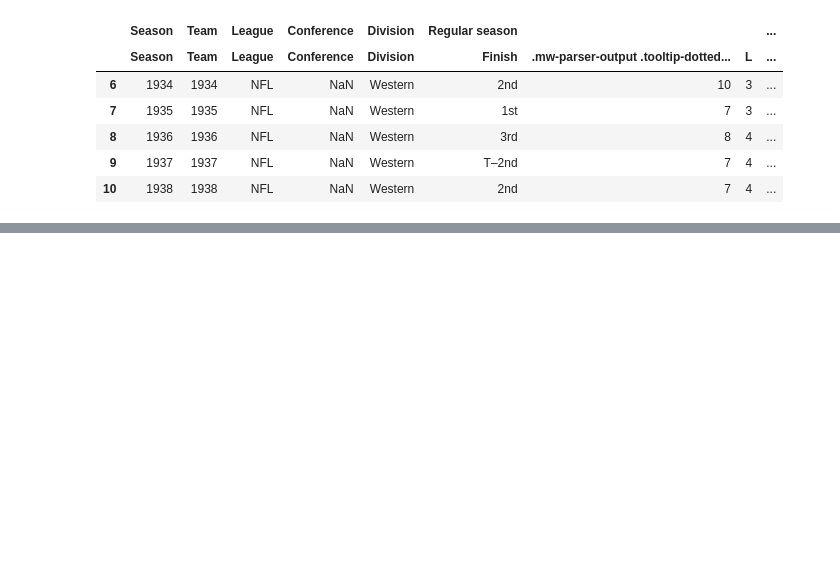
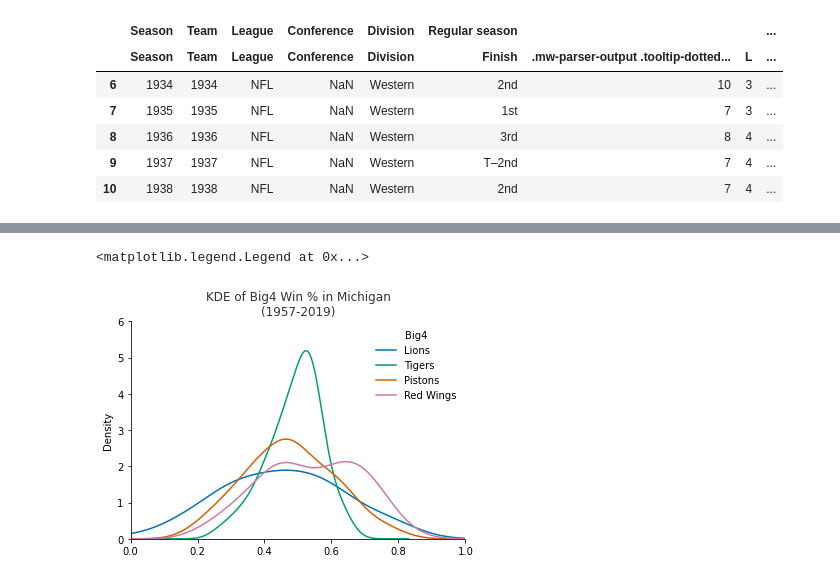
Before and after one commit to brunoramosmartins/SpecializationDataScience, a Jupyter notebook: AppliedPlottingChartingDataRepresentation/Week4/assignment4.ipynb, the cells around one changed output, grey strips where cells are left out. Cells and saved outputs as stored; diff of their text form; code cells hidden in the pictures; blank space fills up the shorter version.

```diff
--- a/AppliedPlottingChartingDataRepresentation/Week4/assignment4.ipynb
+++ b/AppliedPlottingChartingDataRepresentation/Week4/assignment4.ipynb
@@ -137,0 +266,5 @@ df_lions.head()
+# %%
+redw=pd.DataFrame()
+redw['Year']=df_redw['NHL season']['NHL season'].str[:4]
+redw[['Wins','Losses']]=df_redw['Regular season'][['W','L']]
+redw=redw.set_index('Year')
@@ -137,0 +288,12 @@ df_lions.head()
+# %%
+# missing 2004
+redw.loc['2004',['Wins','Losses']]=redw.loc['2003'][['Wins','Losses']]
+
+redw['Wins'] = pd.to_numeric(redw['Wins'], errors='coerce')
+redw['Losses'] = pd.to_numeric(redw['Losses'], errors='coerce')
+
+redw['Win %_RedWings']=redw['Wins']/(redw['Wins']+redw['Losses'])
+redw=redw.reset_index()
+# %%
+redw = redw[redw['Year'] != 'Detr']
+redw.reset_index(drop=True, inplace=True)
@@ -137,0 +316,16 @@ df_lions.head()
+# %%
+# Merge data for visualize
+Big4_Michigan=pd.merge(lions.drop(['Wins','Losses'], axis=1),tigers.drop(['Wins','Losses'], axis=1),on='Year')
+Big4_Michigan=pd.merge(Big4_Michigan,pistons.drop(['Wins','Losses'], axis=1),on='Year')
+Big4_Michigan=pd.merge(Big4_Michigan,redw.drop(['Wins','Losses'], axis=1),on='Year')
+# %%
+# %matplotlib notebook
+# Draw KDE
+kde=Big4_Michigan.plot.kde()
+[kde.spines[loc].set_visible(False) for loc in ['top', 'right']]
+kde.axis([0,1,0,6])
+kde.set_title('KDE of Big4 Win % in Michigan\n(1957-2019)',alpha=0.8)
+kde.legend(['Lions','Tigers','Pistons','Red Wings'],loc = 'best',frameon=False, title='Big4', fontsize=10)
+# %% [output]
+<matplotlib.legend.Legend at 0x...>
+[figure, added]
```
Also changed, not shown: parts of 25 cells of this notebook.
